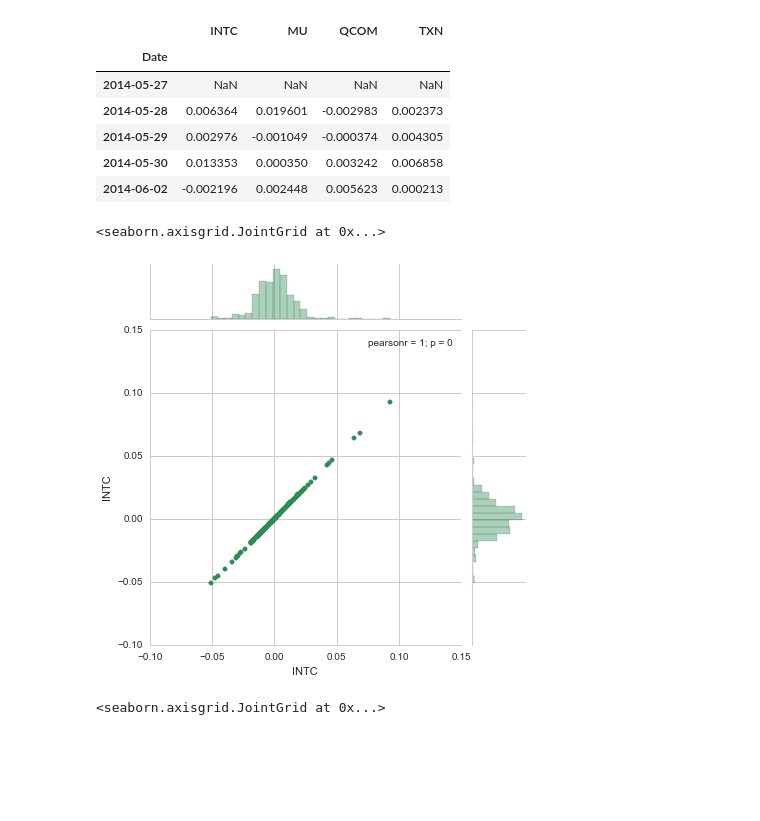
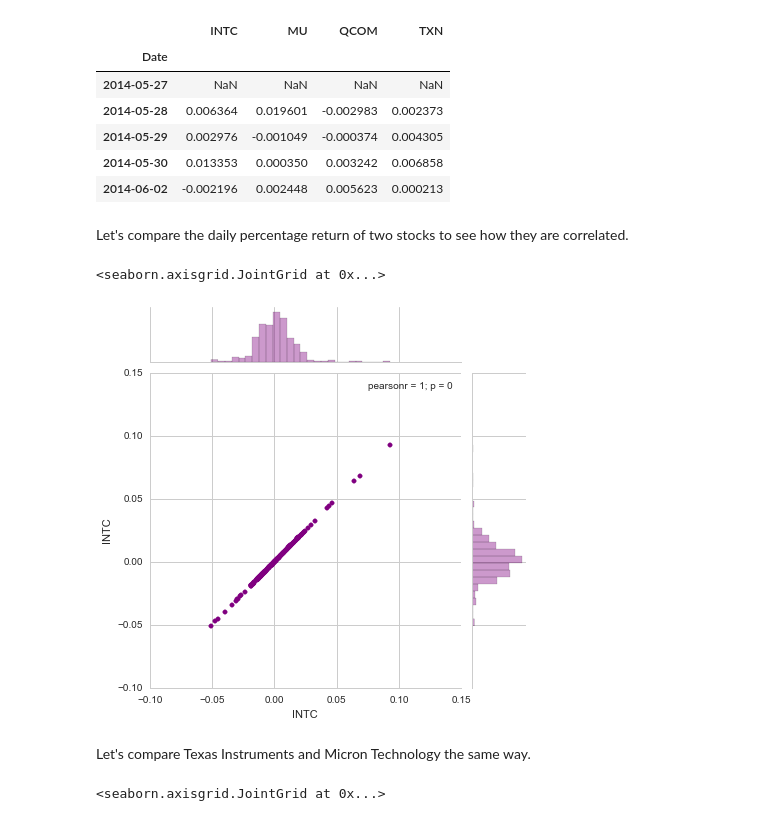
Before and after one commit to Maxim555/ESMA, a Jupyter notebook: ESMA.ipynb, the cells around one changed output. Drawn from its saved outputs; the diff is of its cells as text; code cells hidden in the pictures; blank space fills up the shorter version.

```diff
--- a/ESMA.ipynb
+++ b/ESMA.ipynb
@@ -130,12 +160,16 @@ tech_rets.head()
 | 2014-05-29 | 0.002976 | -0.001049 | -0.000374 | 0.004305 |
 | 2014-05-30 | 0.013353 | 0.000350 | 0.003242 | 0.006858 |
 | 2014-06-02 | -0.002196 | 0.002448 | 0.005623 | 0.000213 |
+# %% [markdown]
+Let's compare the daily percentage return of two stocks to see how they are correlated.
 # %%
 # Comparing Intel to itself should show a perfectly linear relationship
-sns.jointplot('INTC','INTC',tech_rets,kind='scatter',color='seagreen')
+sns.jointplot('INTC','INTC',tech_rets,kind='scatter',color='purple')
 # %% [output]
 <seaborn.axisgrid.JointGrid at 0x...>
-[figure, old version]
+[figure, new version]
+# %% [markdown]
+Let's compare Texas Instruments and Micron Technology the same way.
 # %%
 # We'll use joinplot to compare the daily returns of Texas Instruments and Micron Technology
 sns.jointplot('TXN','MU',tech_rets,kind='scatter')
```
Also changed, not shown: parts of 40 cells of this notebook.
